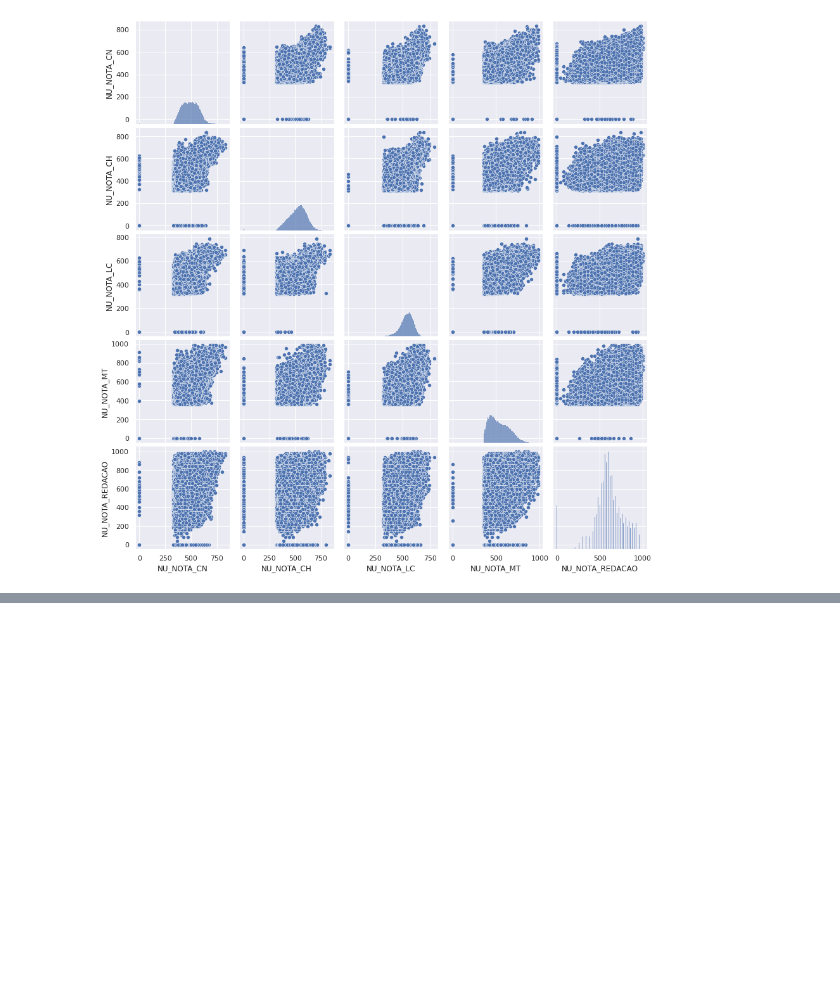
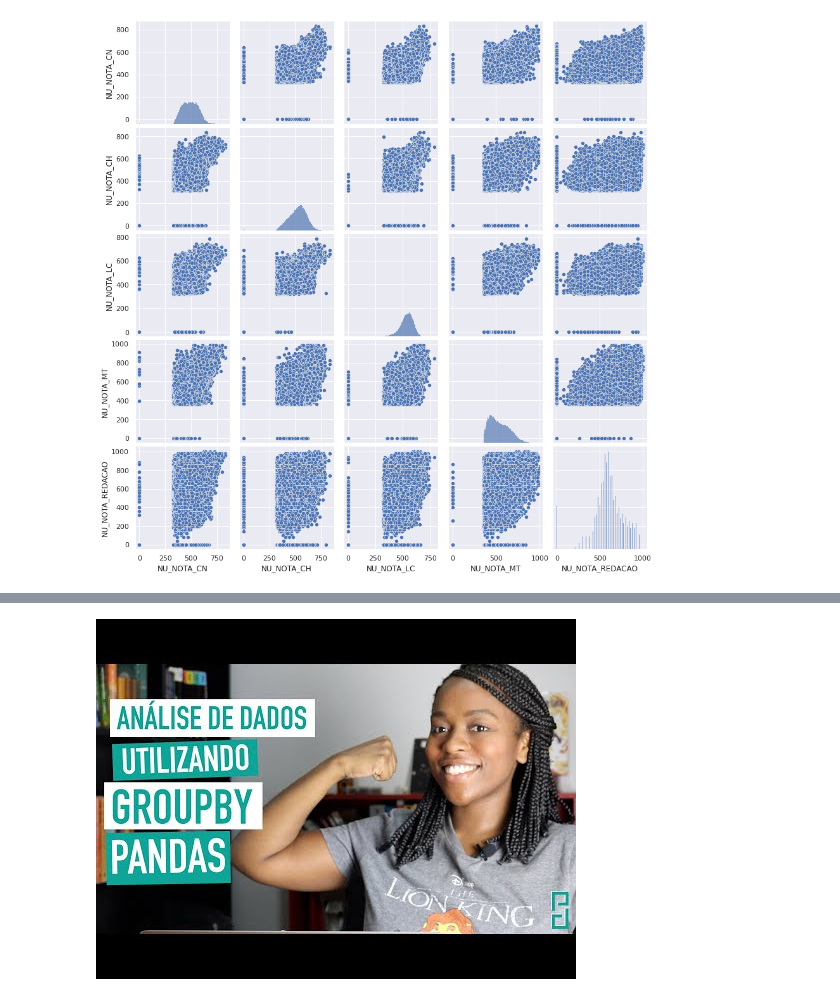
Before and after one commit to kterra/idp-mba-jdados, a Jupyter notebook: notebooks/P1_Análise_Exploratória_de_Dados_do_ENEM.ipynb, the cells around one changed output, grey strips where cells are left out. Saved outputs shown, nothing was run; the diff lists cells and outputs as text; code cells hidden in the pictures; blank space fills up the shorter version.

```diff
--- a/notebooks/P1_Análise_Exploratória_de_Dados_do_ENEM.ipynb
+++ b/notebooks/P1_Análise_Exploratória_de_Dados_do_ENEM.ipynb
@@ -246,0 +254,4 @@ sns.pairplot(microdados_enem_2019[['NU_NOTA_CN', 'NU_NOTA_CH', 'NU_NOTA_LC',
+# %%
+YouTubeVideo('TRatkPjzHNE')
+# %% [output]
+[figure, added]
```
Also changed, not shown: parts of 2 cells of this notebook.
